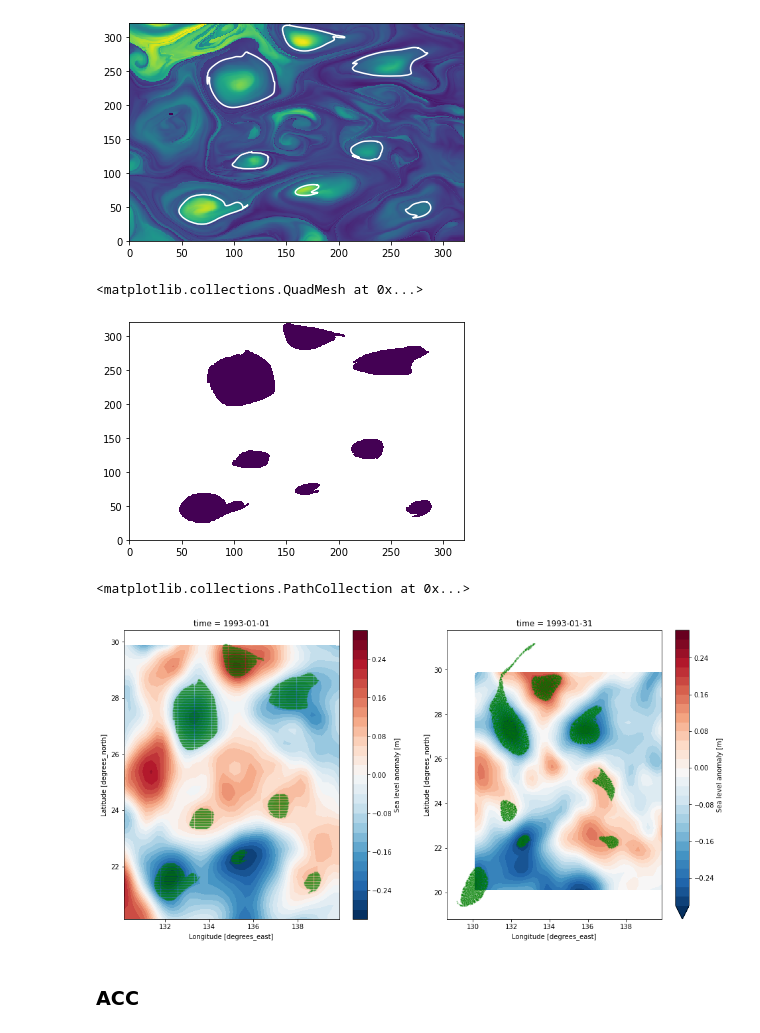
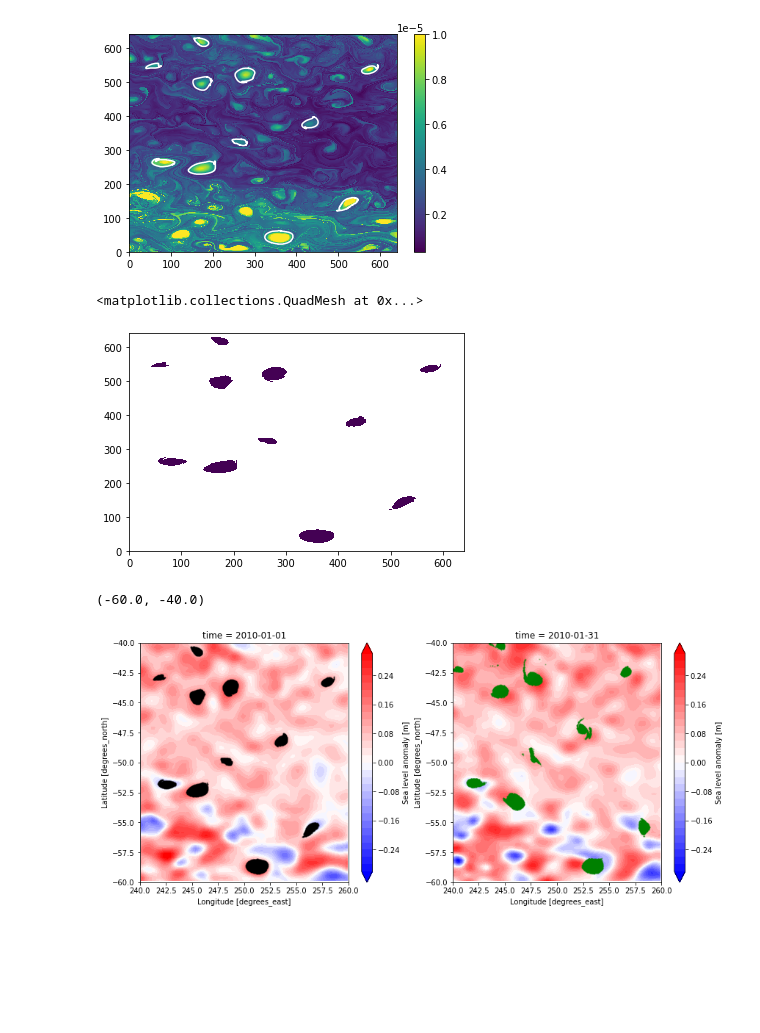
Before and after one commit to liutongya/GLED, a Jupyter notebook: scripts/06.RCLV_identification.ipynb, the cells around one changed output. Cells and saved outputs as stored; diff of their text form; code cells hidden in the pictures; blank space fills up the shorter version.

```diff
--- a/scripts/06.RCLV_identification.ipynb
+++ b/scripts/06.RCLV_identification.ipynb
@@ -6,6 +8,6 @@ import numpy as np
 from matplotlib import pyplot as plt
 %matplotlib inline
 # %%
-ds = xr.open_mfdataset('/data/home/liutongya/RCLV/lavd_netcdf/float_trajectories_netcdf/*.nc')
+ds = xr.open_mfdataset('/data/home/liutongya/RCLV/lavd_netcdf/2010-01-01/float_trajectories_netcdf/*.nc')
 ds
 # %% [output]
@@ -143,8 +97,8 @@ plt.scatter(pos_x1, pos_y1, s=1, color='g', alpha=0.1)
 # %%
-n_time = 3
-# R1 ------------------------------
-xx0 = 130; xx1 = 140;
-yy0 = 20; yy1 = 30;
+n_time = 9
+
+xx0 = 240; xx1 = 260;
+yy0 = -60; yy1 = -40;
 
 lx0 = ds.sel(x0=slice(xx0,xx1), y0=slice(yy0,yy1)).x[0, :, :]
 lx1 = ds.sel(x0=slice(xx0,xx1), y0=slice(yy0,yy1)).x[n_time, :, :]
@@ -156,3 +110,10 @@ lxt = (lx0.values, lx1.values)
 lyt = (ly0.values, ly1.values)
 
 lavd = ds.sel(x0=slice(xx0,xx1), y0=slice(yy0,yy1)).lavd[n_time, :, :].to_masked_array().filled(0)
+
+# ci_th -1 cd 0.1
+kwargs = dict(CI_th=-1, CI_tol=0.1, min_distance=13, min_limit_diff=1e-8,
+              min_area=169, max_footprint=100000, use_threadpool=True, progress=True, convex_def=0.1,
+              max_width=100, min_peak=1e-6)
+
+contours = list(rclv.find_convex_contours(lavd, lxt, lyt, **kwargs))
@@ -166,10 +120,12 @@ contours = list(rclv.find_convex_contours(lavd, lxt, lyt, **kwargs))
 # %%
-plt.pcolormesh(lavd)
+plt.pcolormesh(lavd, vmax=1e-5)
+plt.colorbar()
+
 for i in np.arange(0, len(contours), 1):
     data = contours[i][1]
     plt.plot(data[:,1], data[:,0], color='w', linewidth=1.5)
 # %% [output]
-[figure, old version]
+[figure, new version]
 # %%
 all_contours = [r[1] for r in contours]
 labels = rclv.label_points_in_contours(lavd.shape, all_contours)
@@ -179,7 +135,7 @@ labels = np.ma.masked_array(labels, mask=labels==0)
 plt.pcolormesh(labels)
 # %% [output]
 <matplotlib.collections.QuadMesh at 0x...>
-[figure, old version]
+[figure, new version]
 # %%
 pos_x0 = lx0.values * labels
 pos_y0 = ly0.values * labels
@@ -188,17 +144,19 @@ pos_x1 = lx1.values * labels
 pos_y1 = ly1.values * labels
 # %%
 
-fig = plt.figure(figsize=(16, 8))
+fig = plt.figure(figsize=(14, 6))
 
 plt.subplot(121)
-ds_aviso.sel(longitude=slice(xx0,xx1), latitude=slice(yy0,yy1), time='1993-01-01').sla.plot.contourf(levels=np.arange(-0.3,0.301,0.02))
-plt.scatter(pos_x0, pos_y0, s=1, color='g', alpha=0.3)
+ds_aviso.sel(longitude=slice(xx0,xx1), latitude=slice(yy0,yy1), time='2010-01-01').sla.plot.contourf(levels=np.arange(-0.3,0.301,0.02), cmap='bwr', extend='both')
+plt.scatter(pos_x0, pos_y0, s=1, color='k', alpha=0.3)
+plt.xlim(240, 260)
+plt.ylim(-60, -40)
 
 plt.subplot(122)
-ds_aviso.sel(longitude=slice(xx0,xx1), latitude=slice(yy0,yy1), time='1993-01-31').sla.plot.contourf(levels=np.arange(-0.3,0.301,0.02))
+ds_aviso.sel(longitude=slice(xx0,xx1), latitude=slice(yy0,yy1), time='2010-01-31').sla.plot.contourf(levels=np.arange(-0.3,0.301,0.02), cmap='bwr', extend='both')
 plt.scatter(pos_x1, pos_y1, s=1, color='g', alpha=0.3)
+plt.xlim(240, 260)
+plt.ylim(-60, -40)
 # %% [output]
-<matplotlib.collections.PathCollection at 0x...>
+(-60.0, -40.0)
-[figure, old version]
+[figure, new version]
-# %% [markdown]
-### ACC
```
Also changed, not shown: parts of 19 cells of this notebook, 6 other files.
